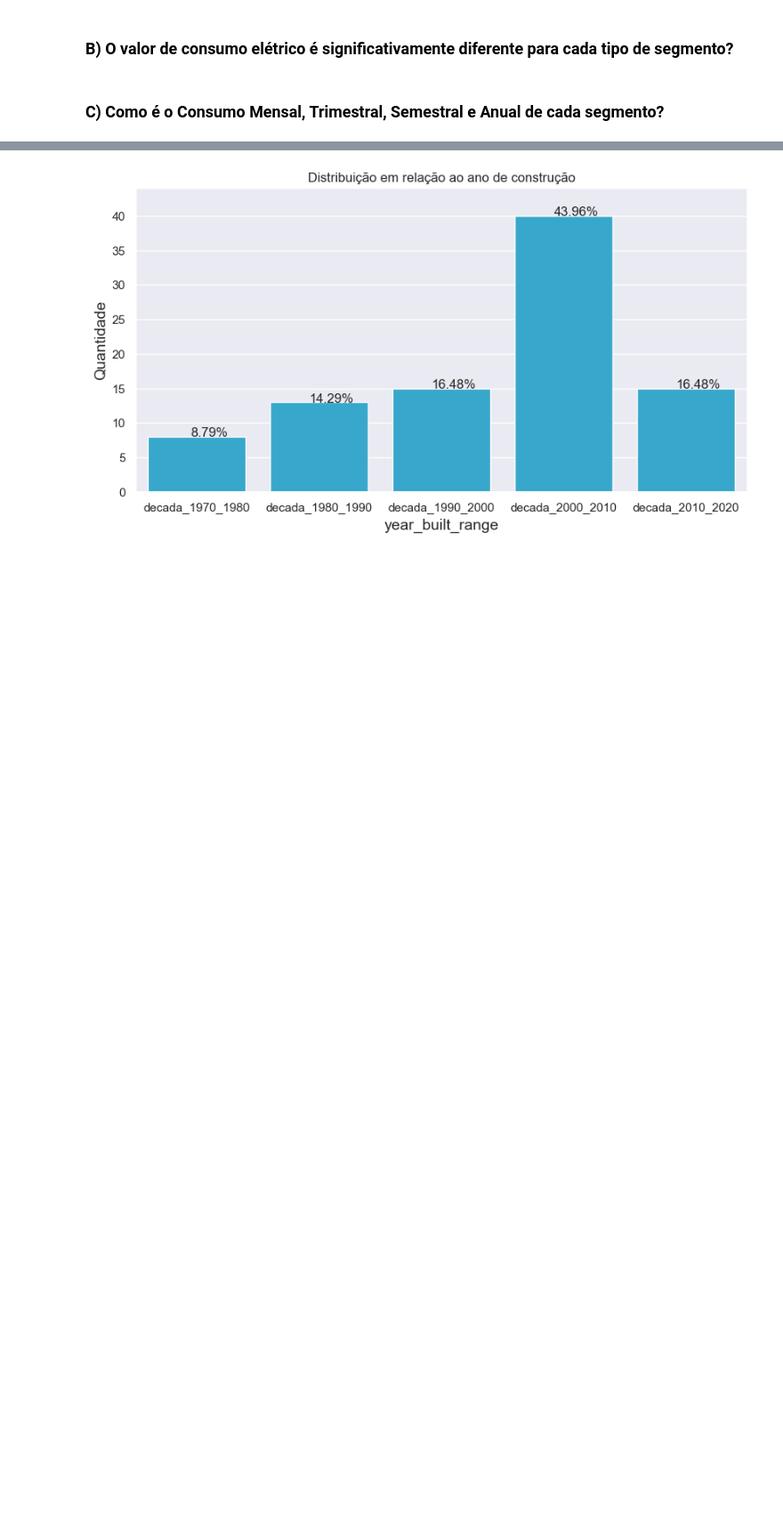
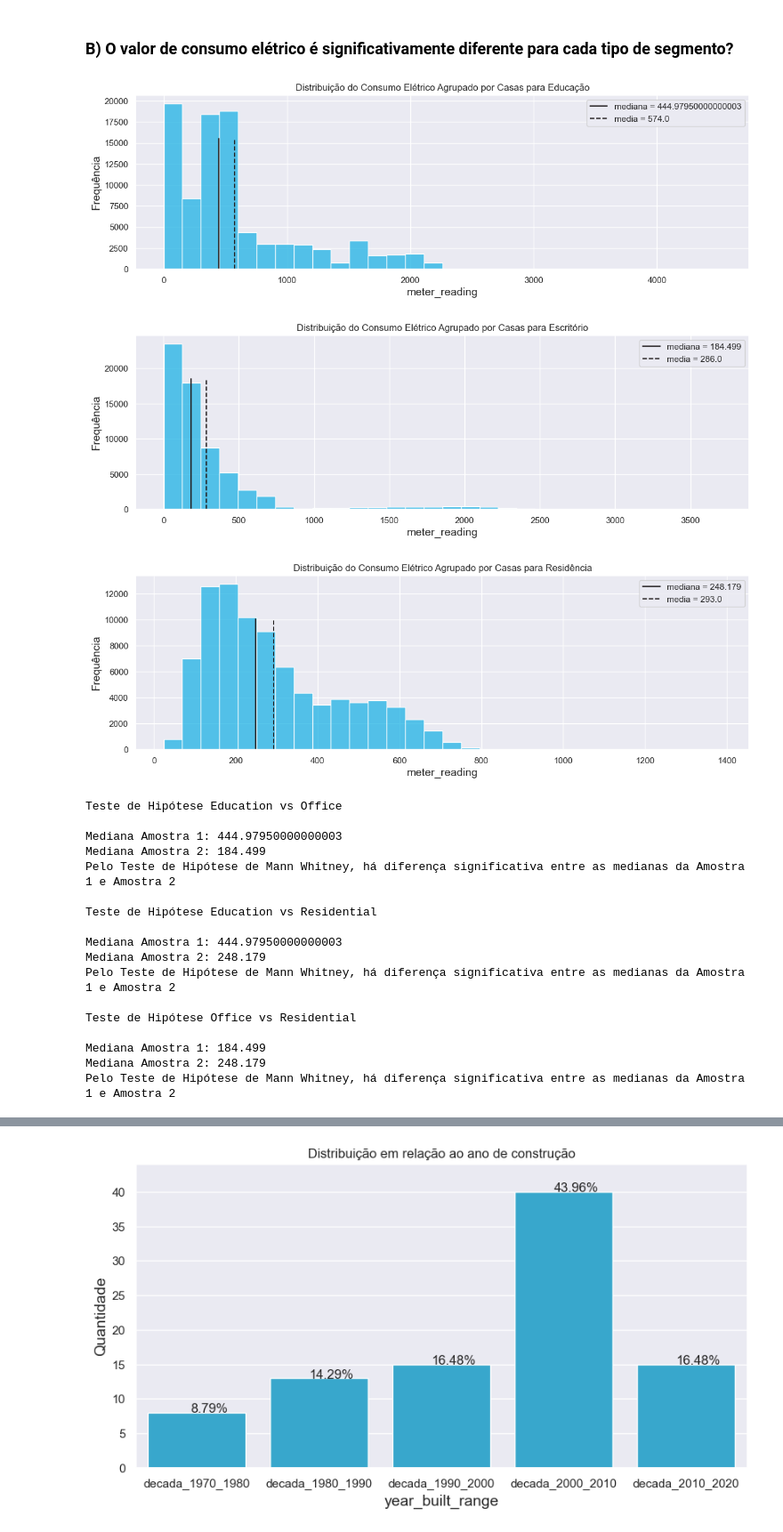
Before and after one commit to leonardovargas10/Modelo_Forecasting_Consumo_Energia, a Jupyter notebook: Modelo_Predicao_Consumo_Energia.ipynb, the cells around one changed output, grey strips where cells are left out. Shown at 89% size. Cells and saved outputs as stored; diff of their text form; code cells hidden in the pictures; blank space fills up the shorter version.

```diff
--- a/Modelo_Predicao_Consumo_Energia.ipynb
+++ b/Modelo_Predicao_Consumo_Energia.ipynb
@@ -923,5 +945,47 @@ plota_barras(['primary_use'], False, df_primary_use, 1, 1, 'Distribuição em re
 > 1. Nota-se que a grande maioria das residências pertence aos segmentos educacionais, residenciais ou laborais, corroborando com a realidade
 # %% [markdown]
 ### B) O valor de consumo elétrico é significativamente diferente para cada tipo de segmento?
-# %% [markdown]
-### C) Como é o Consumo Mensal, Trimestral, Semestral e Anual de cada segmento?
+# %%
+df_train_grouped_education = df_train.loc[(df_train.meter_reading > 0) & (df_train.primary_use == 'Education')]
+df_train_grouped_office = df_train.loc[(df_train.meter_reading > 0) & (df_train.primary_use == 'Office')]
+df_train_grouped_residential = df_train.loc[(df_train.meter_reading > 0) & (df_train.primary_use == 'Lodging/residential')]
+
+# Análise Gráfica
+plota_histograma(['meter_reading'],df_train_grouped_education,1,1,'Distribuição do Consumo Elétrico Agrupado por Casas para Educação')
+plota_histograma(['meter_reading'],df_train_grouped_office,1,1,'Distribuição do Consumo Elétrico Agrupado por Casas para Escritório')
+plota_histograma(['meter_reading'],df_train_grouped_residential,1,1,'Distribuição do Consumo Elétrico Agrupado por Casas para Residência')
+
+# Análise Estatística
+
+print('Teste de Hipótese Education vs Office')
+print()
+teste_hipotese_duas_amostras_independentes(False, df_train_grouped_education, df_train_grouped_office, 'meter_reading')
+print()
+print('Teste de Hipótese Education vs Residential')
+print()
+teste_hipotese_duas_amostras_independentes(False, df_train_grouped_education, df_train_grouped_residential, 'meter_reading')
+print()
+print('Teste de Hipótese Office vs Residential')
+print()
+teste_hipotese_duas_amostras_independentes(False, df_train_grouped_office, df_train_grouped_residential, 'meter_reading')
+# %% [output]
+[figure, added]
+[figure, added]
+[figure, added]
+Teste de Hipótese Education vs Office
+
+Mediana Amostra 1: 444.97950000000003
+Mediana Amostra 2: 184.499
+Pelo Teste de Hipótese de Mann Whitney, há diferença significativa entre as medianas da Amostra 1 e Amostra 2
+
+Teste de Hipótese Education vs Residential
+
+Mediana Amostra 1: 444.97950000000003
+Mediana Amostra 2: 248.179
+Pelo Teste de Hipótese de Mann Whitney, há diferença significativa entre as medianas da Amostra 1 e Amostra 2
+
+Teste de Hipótese Office vs Residential
+
+Mediana Amostra 1: 184.499
+Mediana Amostra 2: 248.179
+Pelo Teste de Hipótese de Mann Whitney, há diferença significativa entre as medianas da Amostra 1 e Amostra 2
```
Also changed, not shown: parts of 29 cells of this notebook.
